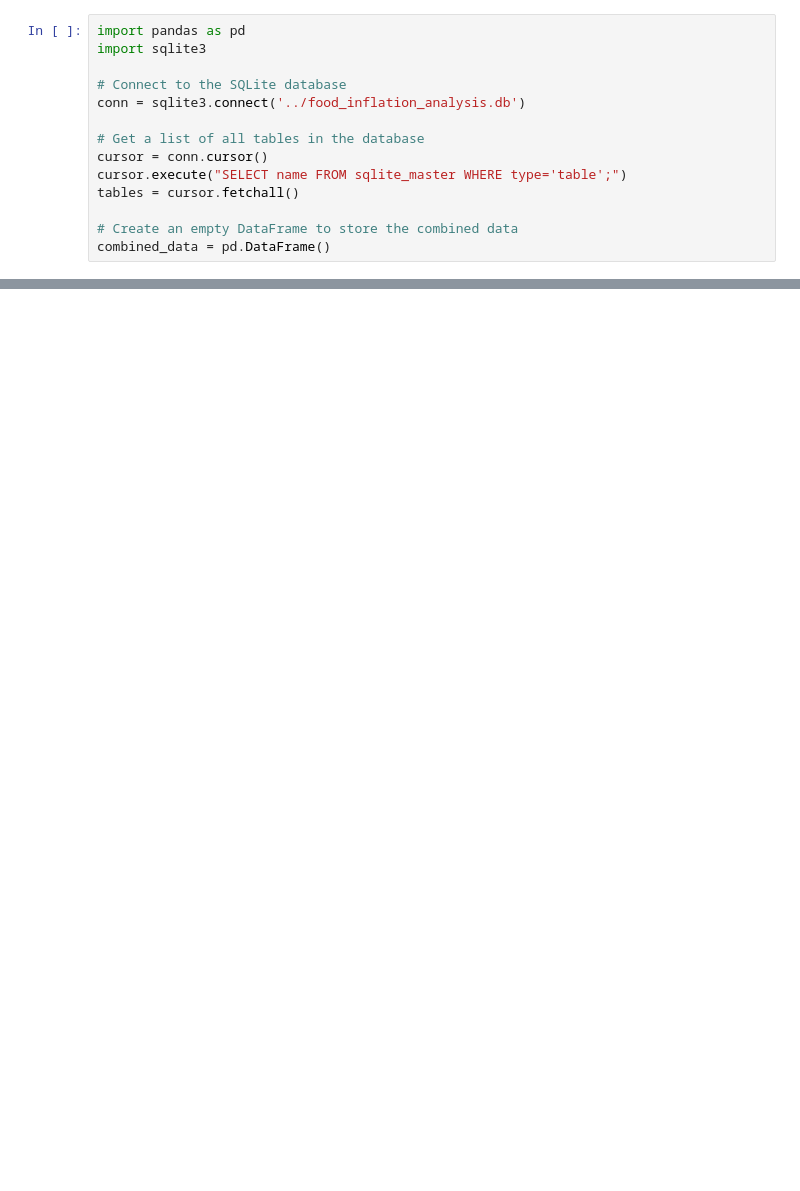
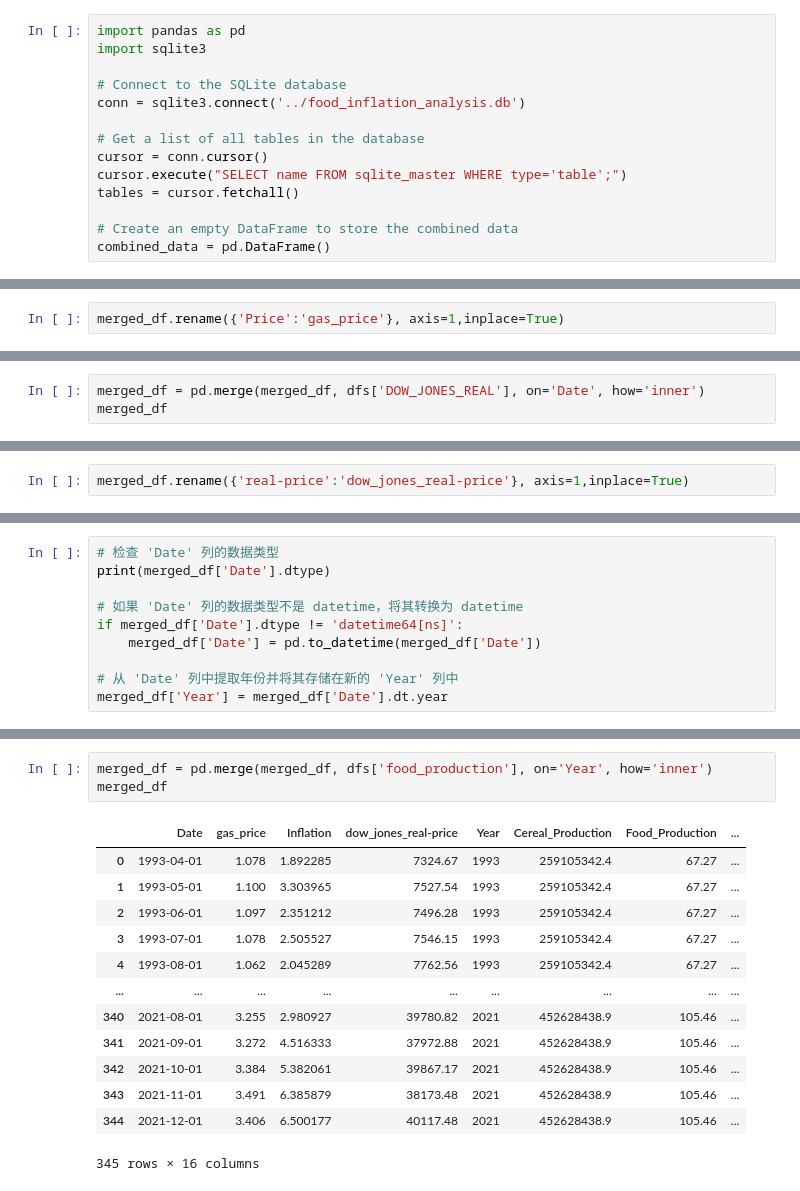
Before and after one commit to mkeohane01/food_inflation_analysis, a Jupyter notebook: src/create_dataset.ipynb, the cells around one changed output, grey strips where cells are left out. Drawn from its saved outputs; the diff is of its cells as text; blank space fills up the shorter version.

```diff
--- a/src/create_dataset.ipynb
+++ b/src/create_dataset.ipynb
@@ -78,0 +36,2 @@ combined_data
+# %%
+merged_df.rename({'Price':'gas_price'}, axis=1,inplace=True)
@@ -78,0 +54,3 @@ combined_data
+# %%
+merged_df = pd.merge(merged_df, dfs['DOW_JONES_REAL'], on='Date', how='inner')
+merged_df
@@ -78,0 +71,2 @@ combined_data
+# %%
+merged_df.rename({'real-price':'dow_jones_real-price'}, axis=1,inplace=True)
@@ -78,0 +89,10 @@ combined_data
+# %%
+# 检查 'Date' 列的数据类型
+print(merged_df['Date'].dtype)
+
+# 如果 'Date' 列的数据类型不是 datetime，将其转换为 datetime
+if merged_df['Date'].dtype != 'datetime64[ns]':
+    merged_df['Date'] = pd.to_datetime(merged_df['Date'])
+
+# 从 'Date' 列中提取年份并将其存储在新的 'Year' 列中
+merged_df['Year'] = merged_df['Date'].dt.year
@@ -78,0 +136,17 @@ combined_data
+# %%
+merged_df = pd.merge(merged_df, dfs['food_production'], on='Year', how='inner')
+merged_df
+# %% [output]
+|  | Date | gas_price | Inflation | dow_jones_real-price | Year | Cereal_Production | Food_Production | ... |
+| 0 | 1993-04-01 | 1.078 | 1.892285 | 7324.67 | 1993 | 259105342.4 | 67.27 | ... |
+| 1 | 1993-05-01 | 1.100 | 3.303965 | 7527.54 | 1993 | 259105342.4 | 67.27 | ... |
+| 2 | 1993-06-01 | 1.097 | 2.351212 | 7496.28 | 1993 | 259105342.4 | 67.27 | ... |
+| 3 | 1993-07-01 | 1.078 | 2.505527 | 7546.15 | 1993 | 259105342.4 | 67.27 | ... |
+| 4 | 1993-08-01 | 1.062 | 2.045289 | 7762.56 | 1993 | 259105342.4 | 67.27 | ... |
+| ... | ... | ... | ... | ... | ... | ... | ... | ... |
+| 340 | 2021-08-01 | 3.255 | 2.980927 | 39780.82 | 2021 | 452628438.9 | 105.46 | ... |
+| 341 | 2021-09-01 | 3.272 | 4.516333 | 37972.88 | 2021 | 452628438.9 | 105.46 | ... |
+| 342 | 2021-10-01 | 3.384 | 5.382061 | 39867.17 | 2021 | 452628438.9 | 105.46 | ... |
+| 343 | 2021-11-01 | 3.491 | 6.385879 | 38173.48 | 2021 | 452628438.9 | 105.46 | ... |
+| 344 | 2021-12-01 | 3.406 | 6.500177 | 40117.48 | 2021 | 452628438.9 | 105.46 | ... |
+345 rows × 16 columns
```
Also changed, not shown: parts of 15 cells of this notebook.
